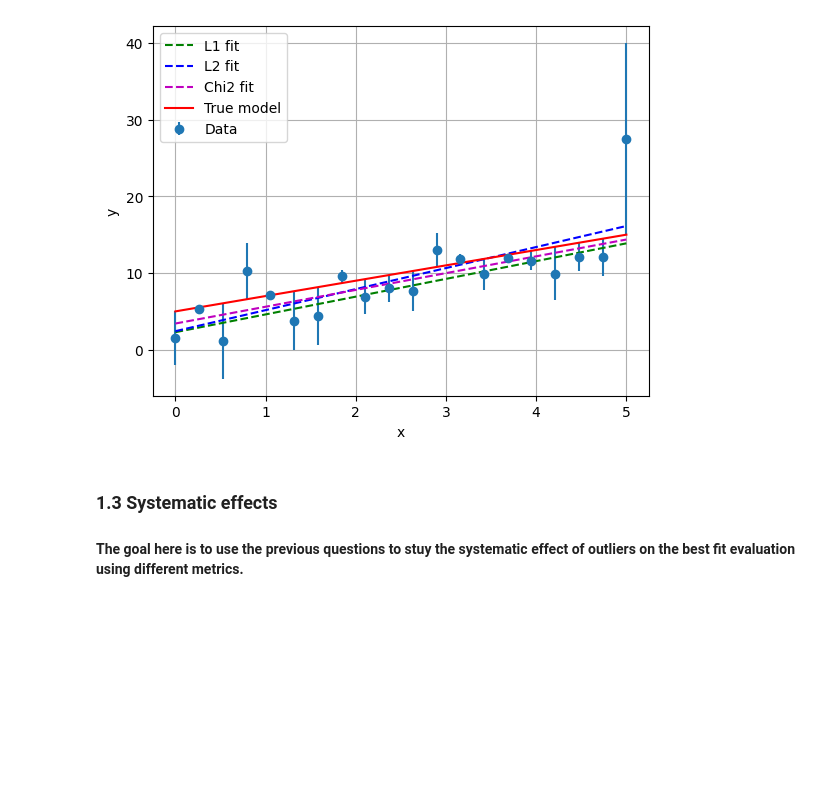
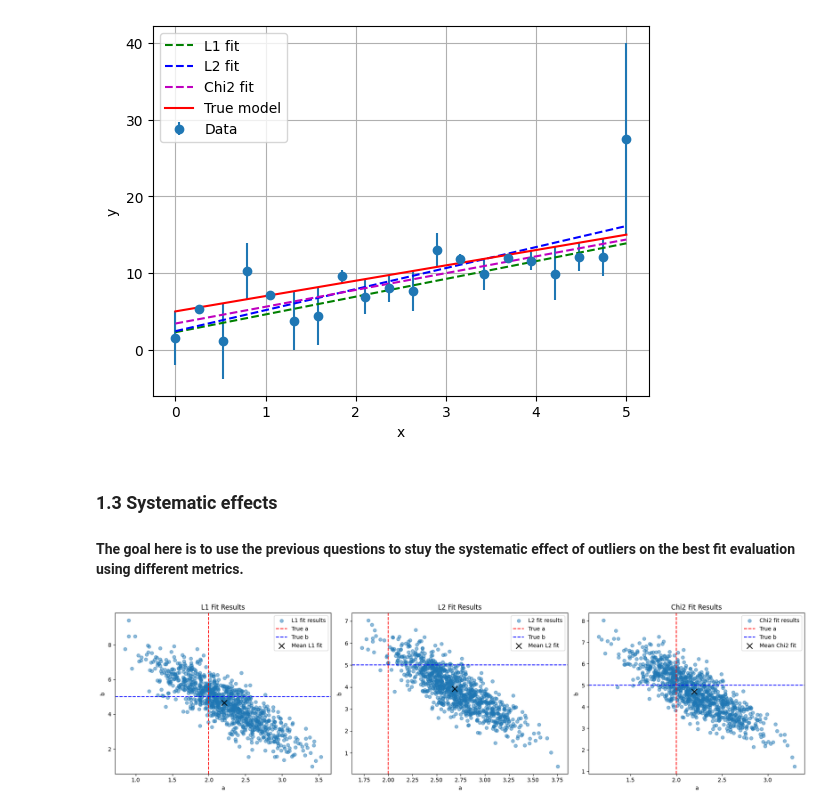
Before and after one commit to mazapataa/NNbasic, a Jupyter notebook: Randoms_Linear Regression.ipynb, the cells around one changed output. Saved outputs shown, nothing was run; the diff lists cells and outputs as text; code cells hidden in the pictures; blank space fills up the shorter version.

```diff
--- a/Randoms_Linear Regression.ipynb
+++ b/Randoms_Linear Regression.ipynb
@@ -145,0 +174,41 @@ plt.show()
+# %%
+# 11) For the 3 metrics, make a scatter plot of the 1000 values of a and b best-fit values obtianed (So a Vs
+# b). Overplot 2 lines that represents the real values of the a and b parameters you used for generating the
+# random data points. Represents in each of the 3 plots, the mean value of (a, b).
+
+
+L1_results = np.array(L1_results)
+L2_results = np.array(L2_results)
+Chi2_results = np.array(Chi2_results)
+plt.figure(figsize=(18, 5))
+plt.subplot(1, 3, 1)
+plt.scatter(L1_results[:, 0], L1_results[:, 1], alpha=0.5, label='L1 fit results')
+plt.axvline(2, color='r', linestyle='--', label='True a')
+plt.axhline(5, color='b', linestyle='--', label='True b')
+plt.scatter(np.mean(L1_results[:, 0]), np.mean(L1_results[:, 1]), color='k', marker='x', s=100, label='Mean L1 fit')
+plt.xlabel('a')
+plt.ylabel('b')
+plt.title('L1 Fit Results')
+plt.legend()
+plt.subplot(1, 3, 2)
+plt.scatter(L2_results[:, 0], L2_results[:, 1], alpha=0.5, label='L2 fit results')
+plt.axvline(2, color='r', linestyle='--', label='True a')
+plt.axhline(5, color='b', linestyle='--', label='True b')
+plt.scatter(np.mean(L2_results[:, 0]), np.mean(L2_results[:, 1]), color='k', marker='x', s=100, label='Mean L2 fit')
+plt.xlabel('a')
+plt.ylabel('b')
+plt.title('L2 Fit Results')
+plt.legend()
+plt.subplot(1, 3, 3)
+plt.scatter(Chi2_results[:, 0], Chi2_results[:, 1], alpha=0.5, label='Chi2 fit results')
+plt.axvline(2, color='r', linestyle='--', label='True a')
+plt.axhline(5, color='b', linestyle='--', label='True b')
+plt.scatter(np.mean(Chi2_results[:, 0]), np.mean(Chi2_results[:, 1]), color='k', marker='x', s=100, label='Mean Chi2 fit')
+plt.xlabel('a')
+plt.ylabel('b')
+plt.title('Chi2 Fit Results')
+plt.legend()
+plt.tight_layout()
+plt.show()
+# %% [output]
+[figure, added]
```
Also changed, not shown: parts of 2 cells of this notebook.
